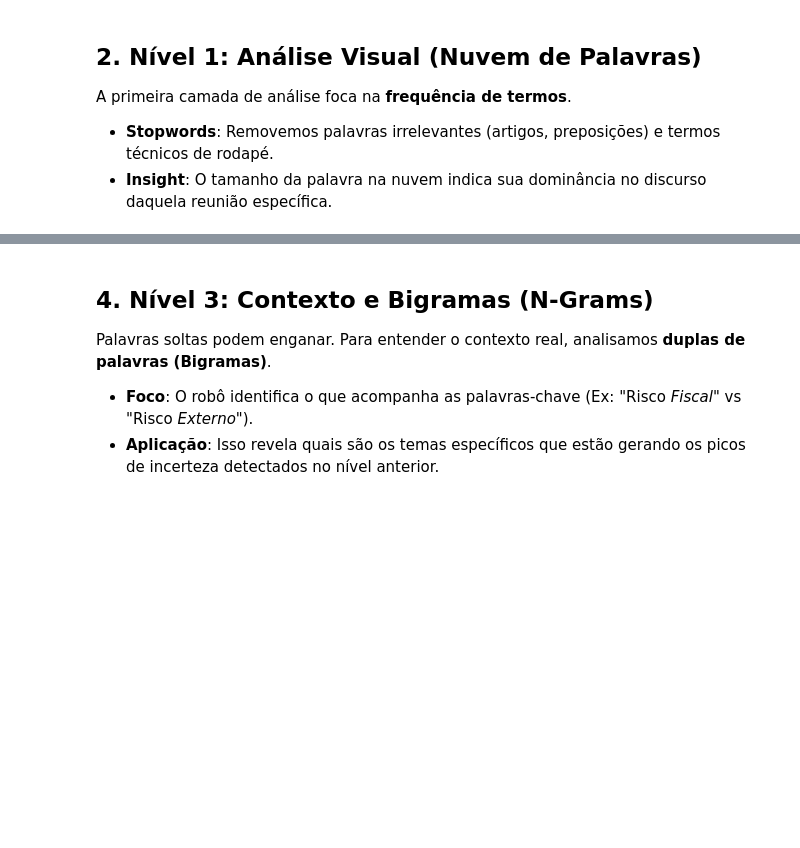
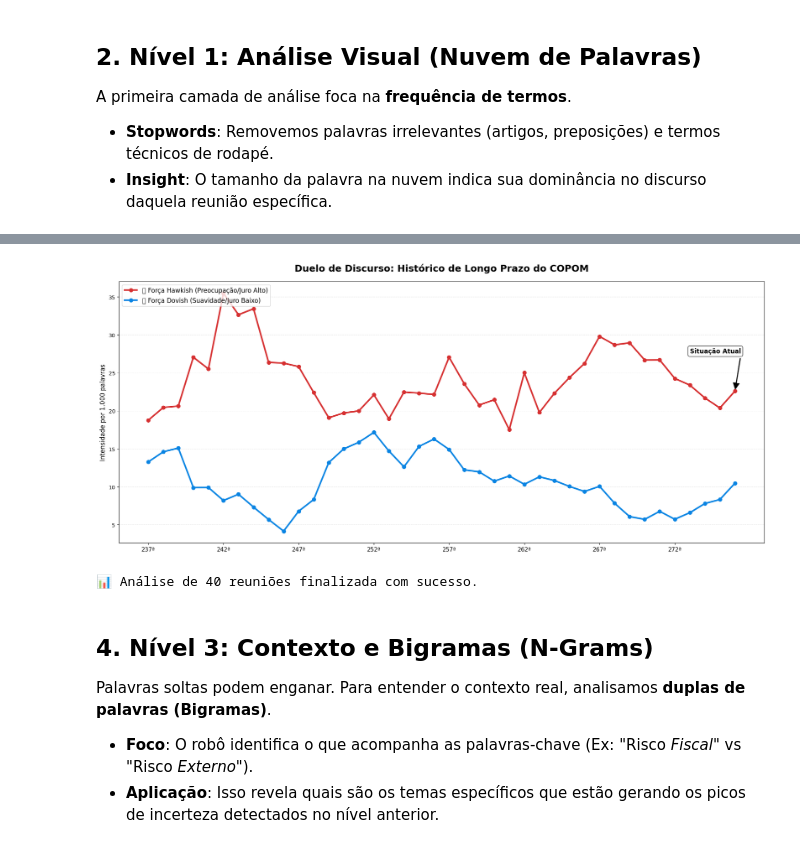
Before and after one commit to Euricojr/Analises-COPOM, a Jupyter notebook: Analises_atas_copom.ipynb, the cells around one changed output, grey strips where cells are left out. Drawn from its saved outputs; the diff is of its cells as text; code cells hidden in the pictures; blank space fills up the shorter version.

```diff
--- a/Analises_atas_copom.ipynb
+++ b/Analises_atas_copom.ipynb
@@ -171,3 +143,83 @@ plt.show()
+# %%
+import re
+import pandas as pd
+import matplotlib.pyplot as plt
+
+# --- 1. DICIONÁRIO EXPANDIDO DE INVESTIMENTOS ---
+lexico_investimentos = {
+    'hawkish': [
+        'eleva', 'aperto', 'inflacionário', 'desancora', 'persiste', 'risco',
+        'pressão', 'vigilân', 'resiliência', 'acelera', 'altista', 'piora',
+        'deterioração', 'firmeza', 'prudência', 'acima', 'restritiv',
+        'contracionista', 'aquecid', 'remanescente', 'dinâmica', 'fiscal',
+        'déficit', 'dívida', 'sobreaquecimento', 'excesso', 'desvio',
+        'perseverança', 'incisiva', 'tenacidade', 'magnitude', 'convergência'
+    ],
+    'dovish': [
+        'reduz', 'corte', 'flexibiliza', 'desinflação', 'hiato', 'arrefecimento',
+        'moderado', 'estímulo', 'queda', 'estabilidade', 'suave', 'desacelera',
+        'benigno', 'contração', 'ociosidade', 'abaixo', 'confortável',
+        'expansionista', 'branda', 'leve', 'recuo', 'desaquecimento',
+        'acomodaticia', 'gradualismo', 'parcimônia', 'ancorada', 'melhora',
+        'trajetória', 'flexível', 'interrupção', 'pausa'
+    ]
+}
+
+def calcular_intensidade_investimento(texto):
+    if not texto or texto == "ERRO": return 0, 0
+    texto_limpo = texto.lower()
+    total_palavras = len(texto_limpo.split())
+
+    h_count = len(re.findall(r'\b(' + '|'.join(lexico_investimentos['hawkish']) + r')\w*\b', texto_limpo))
+    d_count = len(re.findall(r'\b(' + '|'.join(lexico_investimentos['dovish']) + r')\w*\b', texto_limpo))
+
+    h_score = (h_count / total_palavras) * 1000
+    d_score = (d_count / total_palavras) * 1000
+
+    return h_score, d_score
+
+# --- 2. PROCESSAMENTO ---
+resumo = df_copom['texto_integral'].apply(calcular_intensidade_investimento)
+df_copom[['h_score', 'd_score']] = pd.DataFrame(resumo.tolist(), index=df_copom.index)
+
+# Inverter para ordem cronológica
+df_plot = df_copom.iloc[::-1].copy()
+df_plot['Label_Curto'] = df_plot['Titulo'].apply(lambda x: str(x).split(' ')[0])
+
+# --- 3. GRÁFICO OTIMIZADO PARA 30+ REUNIÕES ---
+plt.figure(figsize=(18, 8)) # Largura maior para séries longas
+
+# Linhas de Sentimento
+plt.plot(df_plot['Label_Curto'], df_plot['h_score'], color='#d63031', marker='o',
+         linewidth=3, label='🦅 Força Hawkish (Preocupação/Juro Alto)', markersize=7)
+
+plt.plot(df_plot['Label_Curto'], df_plot['d_score'], color='#0984e3', marker='o',
+         linewidth=3, label='🕊️ Força Dovish (Suavidade/Juro Baixo)', markersize=7)
+
+# --- AJUSTE DO EIXO X (O SEGREDO PARA NÃO FICAR ZUADO) ---
+# Mostra apenas 1 label a cada 5 reuniões para não embolar
+plt.xticks(df_plot['Label_Curto'][::5], fontsize=11)
+
+# Estética
+plt.title('Duelo de Discurso: Histórico de Longo Prazo do COPOM', fontsize=18, fontweight='bold', pad=20)
+plt.ylabel('Intensidade por 1.000 palavras', fontsize=12)
+plt.grid(axis='y', linestyle='--', alpha=0.3)
+plt.legend(fontsize=12, loc='upper left', frameon=True)
+
+# Destaque para a situação atual (sempre no último ponto)
+plt.annotate('Situação Atual',
+             xy=(len(df_plot)-1, df_plot['h_score'].iloc[-1]),
+             xytext=(len(df_plot)-4, df_plot['h_score'].iloc[-1]+5),
+             arrowprops=dict(facecolor='black', shrink=0.05, width=1),
+             fontsize=12, fontweight='bold', bbox=dict(boxstyle="round,pad=0.3", fc="white", ec="black", alpha=0.8))
+
+plt.tight_layout()
+plt.show()
+
+print(f"📊 Análise de {len(df_plot)} reuniões finalizada com sucesso.")
+# %% [output]
+[figure, added]
+📊 Análise de 40 reuniões finalizada com sucesso.
 # %% [markdown]
 ## 4. Nível 3: Contexto e Bigramas (N-Grams)
 Palavras soltas podem enganar. Para entender o contexto real, analisamos **duplas de palavras (Bigramas)**.
```
Also changed, not shown: parts of 10 cells of this notebook.
